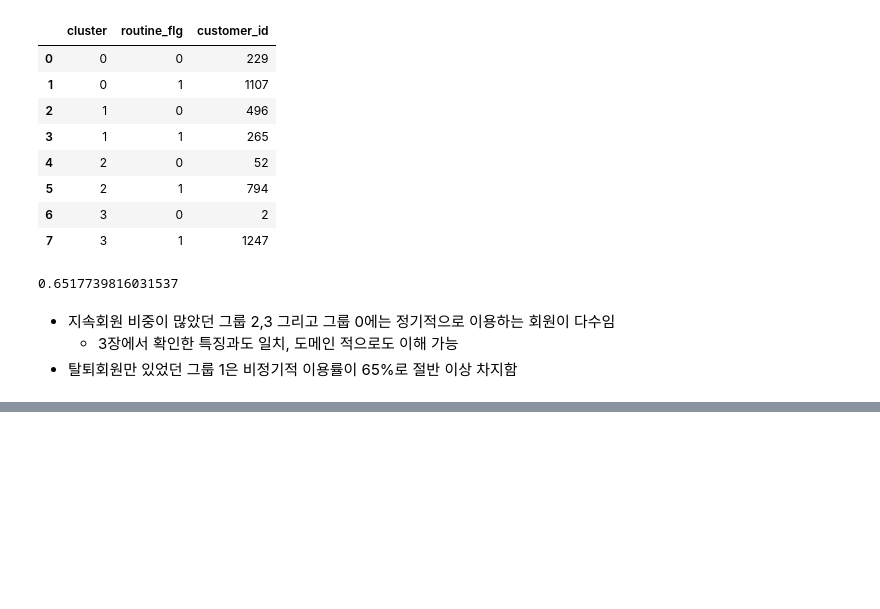
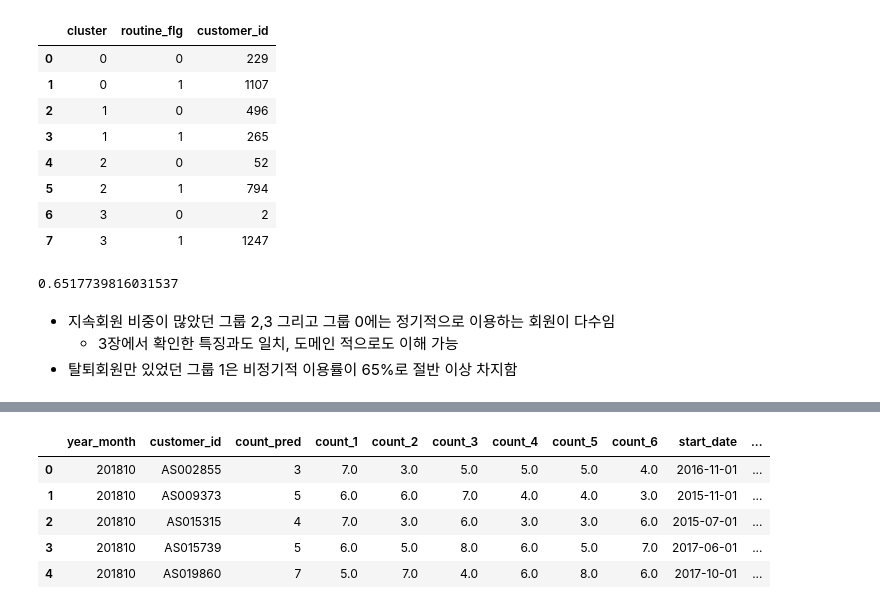
Before and after one commit to soojeong-DA/Machine-Learing_and_Statistics, a Jupyter notebook: 파이썬 데이터 분석 실무 테크닉 100/04. 고객 클러스터링과 행동 예측.ipynb, the cells around one changed output, grey strips where cells are left out. Saved outputs shown, nothing was run; the diff lists cells and outputs as text; code cells hidden in the pictures; blank space fills up the shorter version.

```diff
--- a/파이썬 데이터 분석 실무 테크닉 100/04. 고객 클러스터링과 행동 예측.ipynb
+++ b/파이썬 데이터 분석 실무 테크닉 100/04. 고객 클러스터링과 행동 예측.ipynb
@@ -287,0 +304,8 @@ customer_clustering.groupby(['cluster','routine_flg'])[['customer_id']].count().
+# %%
+# 월별 x 고객별 이용 수
+uselog['usedate'] = pd.to_datetime(uselog['usedate'])
+uselog['year_month'] = uselog['usedate'].dt.strftime('%Y%m')
+
+uselog_months = uselog.groupby(['year_month','customer_id'])[['log_id']].count().reset_index()
+uselog_months.rename(columns={'log_id':'count'}, inplace=True)
+uselog_months.head()
@@ -287,0 +327,14 @@ customer_clustering.groupby(['cluster','routine_flg'])[['customer_id']].count().
+# %%
+# 201810 ~ 201903 예측 - 각 예측 월의 과거 6개월 data seting
+year_months = list(uselog_months['year_month'].unique())
+predict_data = pd.DataFrame()
+for i in range(6, len(year_months)):    # count_pred: 201810 ~ 201903
+    tmp = uselog_months.loc[uselog_months['year_month']==year_months[i]].copy()
+    tmp.rename(columns={'count':'count_pred'}, inplace=True)
+    for j in range(1,7):  # 과거 6개월
+        tmp_before = uselog_months.loc[uselog_months['year_month'] == year_months[i-j]].copy()   # 6-1=5, 6-2=4, ..., 6-6=0
+        del tmp_before['year_month']
+        tmp_before.rename(columns={'count':f'count_{j}'}, inplace=True)
+        tmp = pd.merge(tmp, tmp_before, on='customer_id', how='left')
+    predict_data = pd.concat([predict_data, tmp], ignore_index=True)
+predict_data.head()
@@ -287,0 +361,6 @@ customer_clustering.groupby(['cluster','routine_flg'])[['customer_id']].count().
+# %%
+# 결측치 포함하는 data 삭제 및 index 초기화  => 6개월 이상 지속 회원만 남음
+predict_data = predict_data.dropna()
+predict_data = predict_data.reset_index(drop=True)
+print(predict_data.shape)
+predict_data.head()
@@ -287,0 +377,4 @@ customer_clustering.groupby(['cluster','routine_flg'])[['customer_id']].count().
+# %%
+# start_date column 추가
+predict_data = pd.merge(predict_data, customer[['customer_id','start_date']], how='left', on='customer_id')
+predict_data.head()
@@ -287,0 +388,17 @@ customer_clustering.groupby(['cluster','routine_flg'])[['customer_id']].count().
+# %%
+predict_data['now_date'] = pd.to_datetime(predict_data['year_month'], format='%Y%m')
+predict_data['start_date'] = pd.to_datetime(predict_data['start_date'])
+
+predict_data['period'] = None
+predict_data['period'] = predict_data['now_date'] - predict_data['start_date']
+predict_data['period'] = predict_data['period']/np.timedelta64(1,'M')
+predict_data['period'] = predict_data['period'].apply(lambda x : round(x)) # 반올림
+predict_data['period'] = predict_data['period'].astype(int)
+predict_data.head()
+# %% [output]
+|  | year_month | customer_id | count_pred | count_1 | count_2 | count_3 | count_4 | count_5 | count_6 | start_date | ... |
+| 0 | 201810 | AS002855 | 3 | 7.0 | 3.0 | 5.0 | 5.0 | 5.0 | 4.0 | 2016-11-01 | ... |
+| 1 | 201810 | AS009373 | 5 | 6.0 | 6.0 | 7.0 | 4.0 | 4.0 | 3.0 | 2015-11-01 | ... |
+| 2 | 201810 | AS015315 | 4 | 7.0 | 3.0 | 6.0 | 3.0 | 3.0 | 6.0 | 2015-07-01 | ... |
+| 3 | 201810 | AS015739 | 5 | 6.0 | 5.0 | 8.0 | 6.0 | 5.0 | 7.0 | 2017-06-01 | ... |
+| 4 | 201810 | AS019860 | 7 | 5.0 | 7.0 | 4.0 | 6.0 | 8.0 | 6.0 | 2017-10-01 | ... |
```
Also changed, not shown: parts of 27 cells of this notebook.
